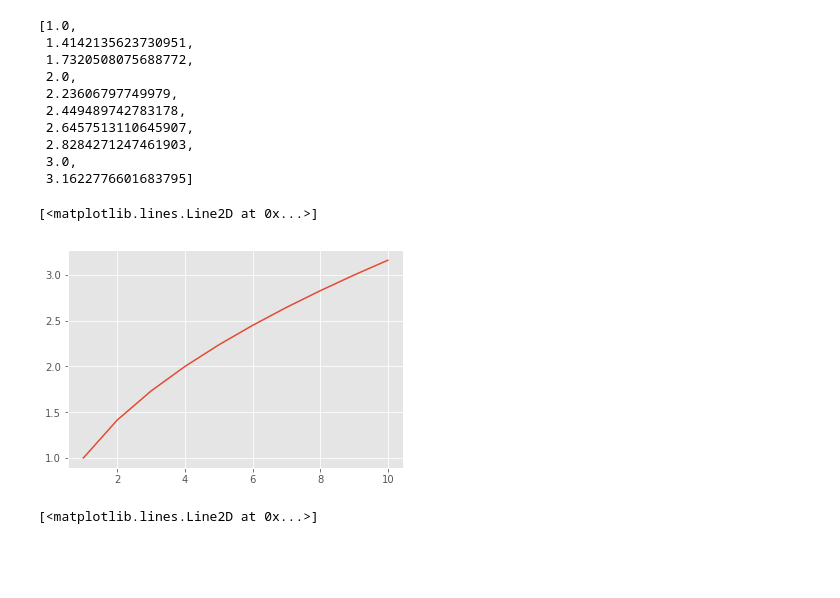
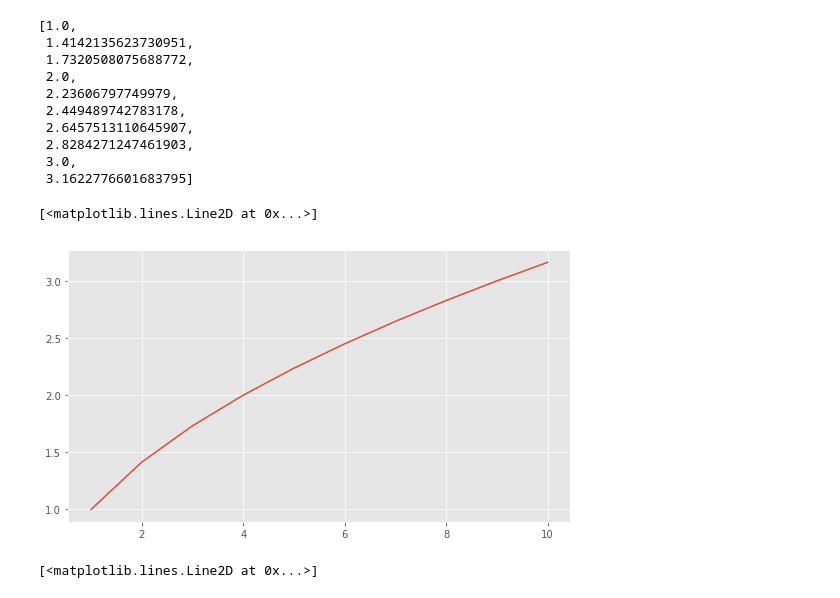
Before and after one commit to Patrickbfuller/dsc-3-34-03-curse-of-dimensionality-simulation-lab-seattle-ds-career-040119, a Jupyter notebook: index.ipynb, the cells around one changed output. Saved outputs shown, nothing was run; the diff lists cells and outputs as text; code cells hidden in the pictures; blank space fills up the shorter version.

```diff
--- a/index.ipynb
+++ b/index.ipynb
@@ -69,11 +69,11 @@ distances
  3.1622776601683795]
 # %%
 plt.style.use('ggplot')
-plt.figure
+plt.figure(figsize=(9,5))
 plt.plot(range(1,11), distances)
 # %% [output]
 [<matplotlib.lines.Line2D at 0x...>]
-[figure, old version]
+[figure, new version]
 # %%
 # Your code here
 # %% [output]
```
